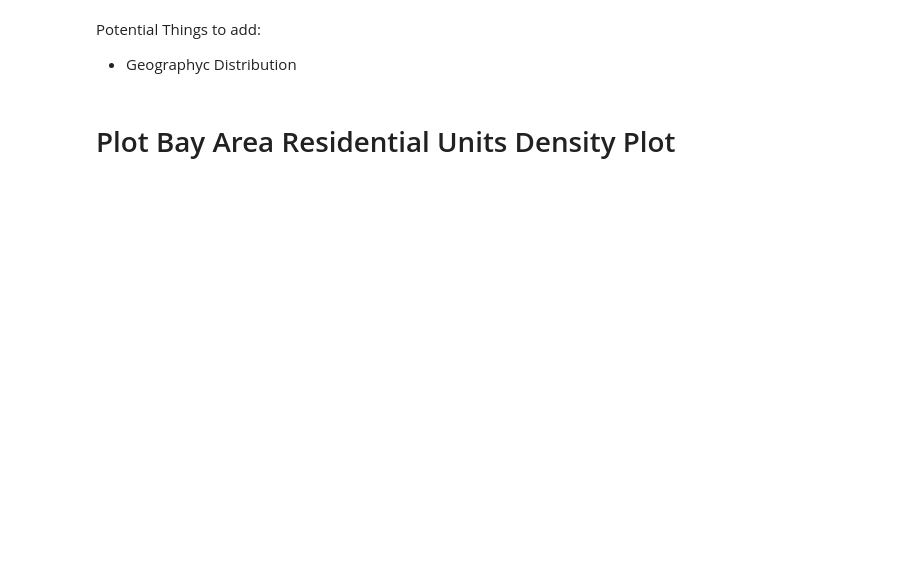
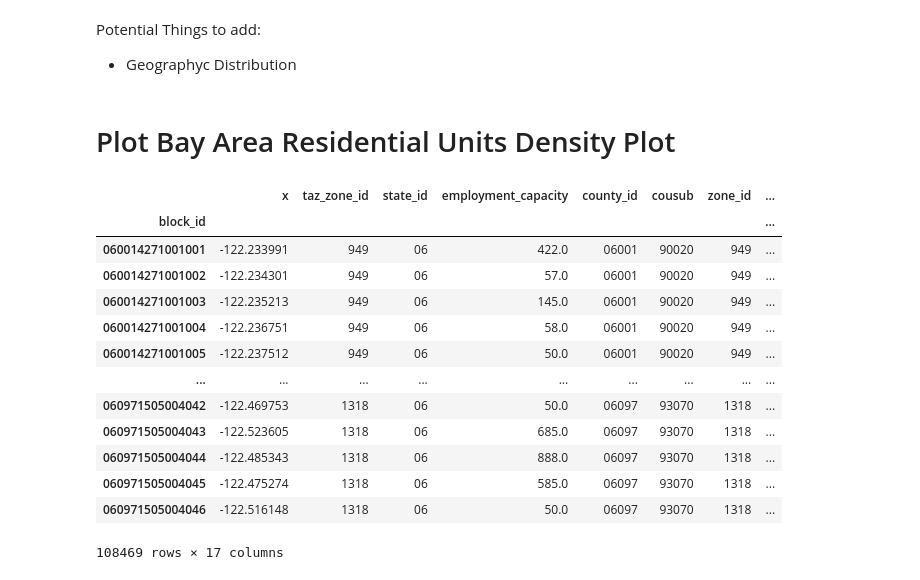
Before and after one commit to jdcaicedo251/sensitivy_analysis_carb, a Jupyter notebook: notebooks/2020 Synthetic Population Stats .ipynb, the cells around one changed output. Drawn from its saved outputs; the diff is of its cells as text; code cells hidden in the pictures; blank space fills up the shorter version.

```diff
--- a/notebooks/2020 Synthetic Population Stats .ipynb
+++ b/notebooks/2020 Synthetic Population Stats .ipynb
@@ -168,6 +192,42 @@ Potential Things to add:
 - Geographyc Distribution
 # %% [markdown]
 # Plot Bay Area Residential Units Density Plot
+# %%
+# Read Jobs Table
+jobs = hdf['/jobs']
+
+# Jobs by block
+jobs_by_block = jobs.groupby('block_id')['agg_sector'].count()
+jobs_by_block.name = 'jobs'
+
+# Persons by Block
+p_merged = persons.merge(households[['block_id']], how = 'left', left_on = 'household_id', right_index = True)
+population_by_block = p_merged.groupby('block_id')['sex'].count()
+population_by_block.name = 'population'
+
+#Join jobs and persons
+b = pd.concat([jobs_by_block, population_by_block], axis = 1)
+b = b.fillna(0)
+
+#Combine with blocks tables
+merged_blocks = blocks.merge(b, right_index = True, left_index = True, how = 'left' )
+merged_blocks = merged_blocks.fillna(0)
+merged_blocks
+# %% [output]
+|  | x | taz_zone_id | state_id | employment_capacity | county_id | cousub | zone_id | ... |
+| block_id |  |  |  |  |  |  |  | ... |
+| 060014271001001 | -122.233991 | 949 | 06 | 422.0 | 06001 | 90020 | 949 | ... |
+| 060014271001002 | -122.234301 | 949 | 06 | 57.0 | 06001 | 90020 | 949 | ... |
+| 060014271001003 | -122.235213 | 949 | 06 | 145.0 | 06001 | 90020 | 949 | ... |
+| 060014271001004 | -122.236751 | 949 | 06 | 58.0 | 06001 | 90020 | 949 | ... |
+| 060014271001005 | -122.237512 | 949 | 06 | 50.0 | 06001 | 90020 | 949 | ... |
+| ... | ... | ... | ... | ... | ... | ... | ... | ... |
+| 060971505004042 | -122.469753 | 1318 | 06 | 50.0 | 06097 | 93070 | 1318 | ... |
+| 060971505004043 | -122.523605 | 1318 | 06 | 685.0 | 06097 | 93070 | 1318 | ... |
+| 060971505004044 | -122.485343 | 1318 | 06 | 888.0 | 06097 | 93070 | 1318 | ... |
+| 060971505004045 | -122.475274 | 1318 | 06 | 585.0 | 06097 | 93070 | 1318 | ... |
+| 060971505004046 | -122.516148 | 1318 | 06 | 50.0 | 06097 | 93070 | 1318 | ... |
+108469 rows × 17 columns
 # %%
 blocks_fpath = 'blocks_sf/block_sfbay.shp'
 blocks_geo = gpd.read_file(blocks_fpath)
```
Also changed, not shown: parts of 4 cells of this notebook.
